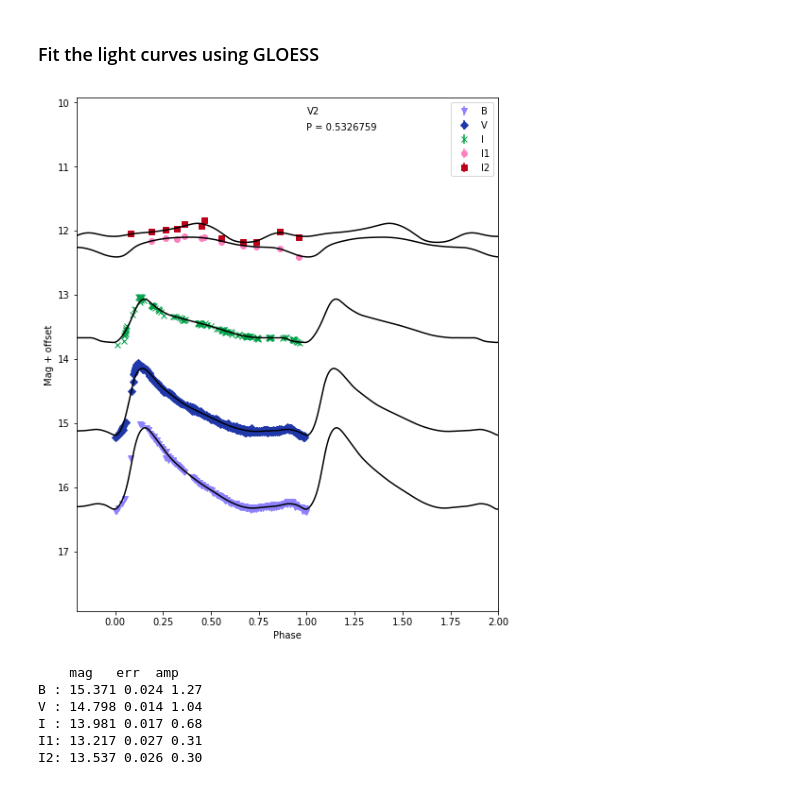
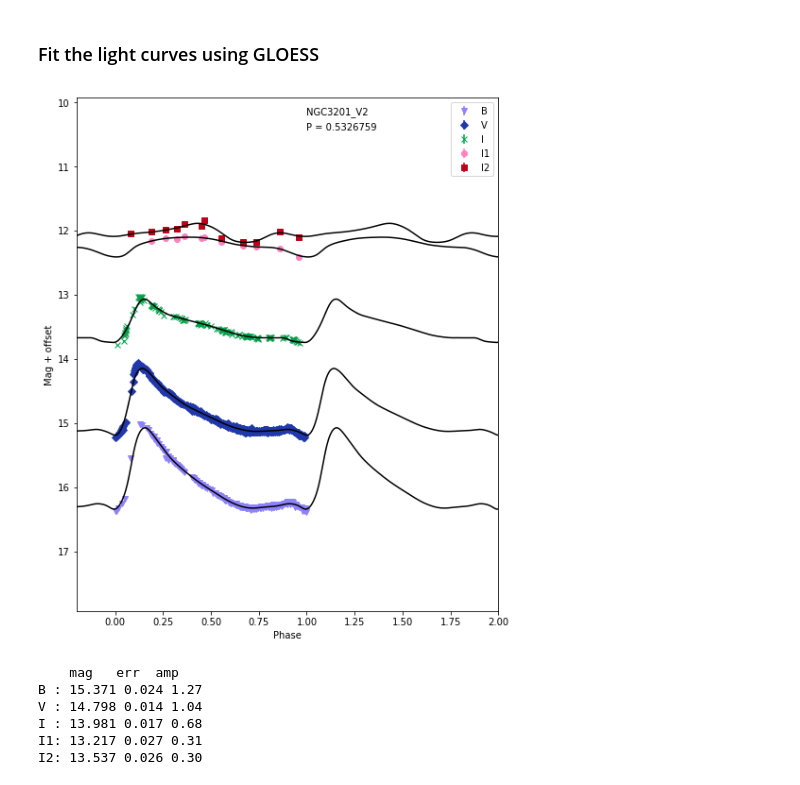
Before and after one commit to jrneeley/Light-Curve-Fitting, a Jupyter notebook: LCV-fitting-example.ipynb, the cells around one changed output. Cells and saved outputs as stored; diff of their text form; code cells hidden in the pictures.

```diff
--- a/LCV-fitting-example.ipynb
+++ b/LCV-fitting-example.ipynb
@@ -8,7 +8,8 @@ import numpy as np
 # %% [markdown]
 ### Read in star data
 # %%
-filters, data = lcv.read_lcv('NGC3201_V2.lcv')
+lc_name = 'NGC3201_V2'
+filters, data = lcv.read_lcv('test_lcvs/'+lc_name+'.lcv')
 
 # subarrays with single filter
 V_band = data[data['filter'] == 'V']
@@ -48,11 +49,11 @@ lcv.phase_lcv(data, 'V2', period, plot=1)
 ### Fit the light curves using GLOESS
 # %%
 # This program will automatically skip any filters that have too sparse phase coverage
-#(i.e. the U and I bands in this example)
+#(i.e. the U and R bands in this example)
 
-lcv_params, t0 = lcv.gloess_auto(data, period, 'V2')
+lcv_params, t0 = lcv.gloess_auto(data, period, lc_name)
 # %% [output]
-[figure, old version]
+[figure, new version]
 # %%
 filters = ['U', 'B', 'V', 'R', 'I', 'J', 'H', 'K', 'I1', 'I2']
 print '    mag   err  amp'
```
Also changed, not shown: parts of 1 cell of this notebook, 5 other files.
